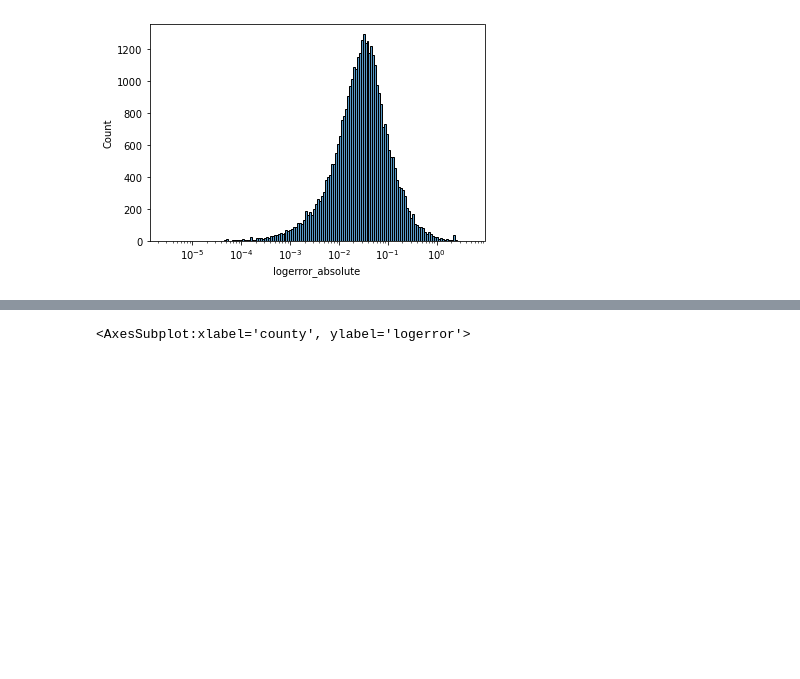
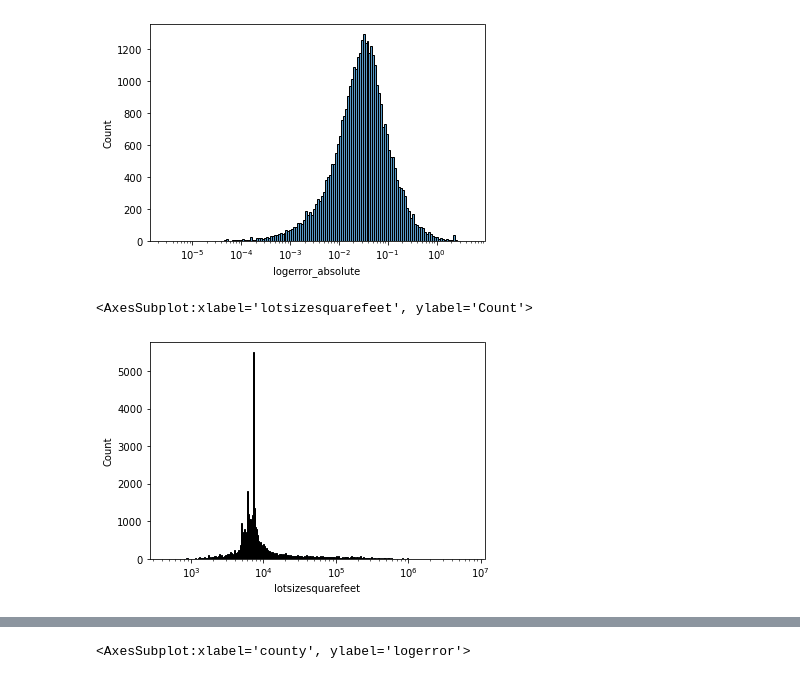
Before and after one commit to sam-and-ken/clustering-project, a Jupyter notebook: cluster-project-sam.ipynb, the cells around one changed output, grey strips where cells are left out. Cells and saved outputs as stored; diff of their text form; code cells hidden in the pictures; blank space fills up the shorter version.

```diff
--- a/cluster-project-sam.ipynb
+++ b/cluster-project-sam.ipynb
@@ -31,3 +35,10 @@ sns.histplot(train['logerror_absolute'], log_scale = True)
 # %% [output]
 <AxesSubplot:xlabel='logerror_absolute', ylabel='Count'>
 [figure]
+# %%
+# Displaying assessment year distribution
+
+sns.histplot(train['lotsizesquarefeet'], log_scale = True)
+# %% [output]
+<AxesSubplot:xlabel='lotsizesquarefeet', ylabel='Count'>
+[figure, added]
```
Also changed, not shown: parts of 24 cells of this notebook.
